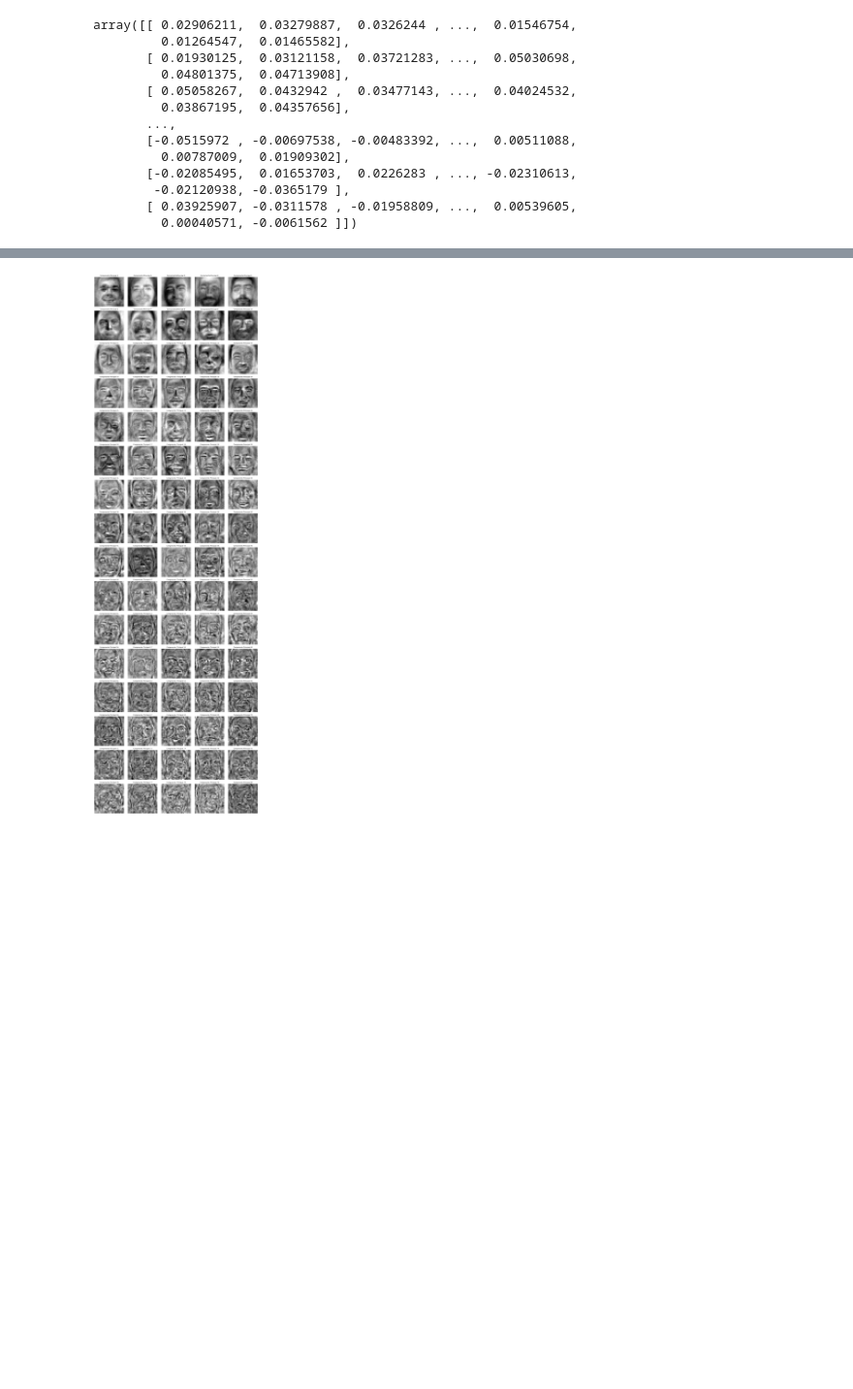
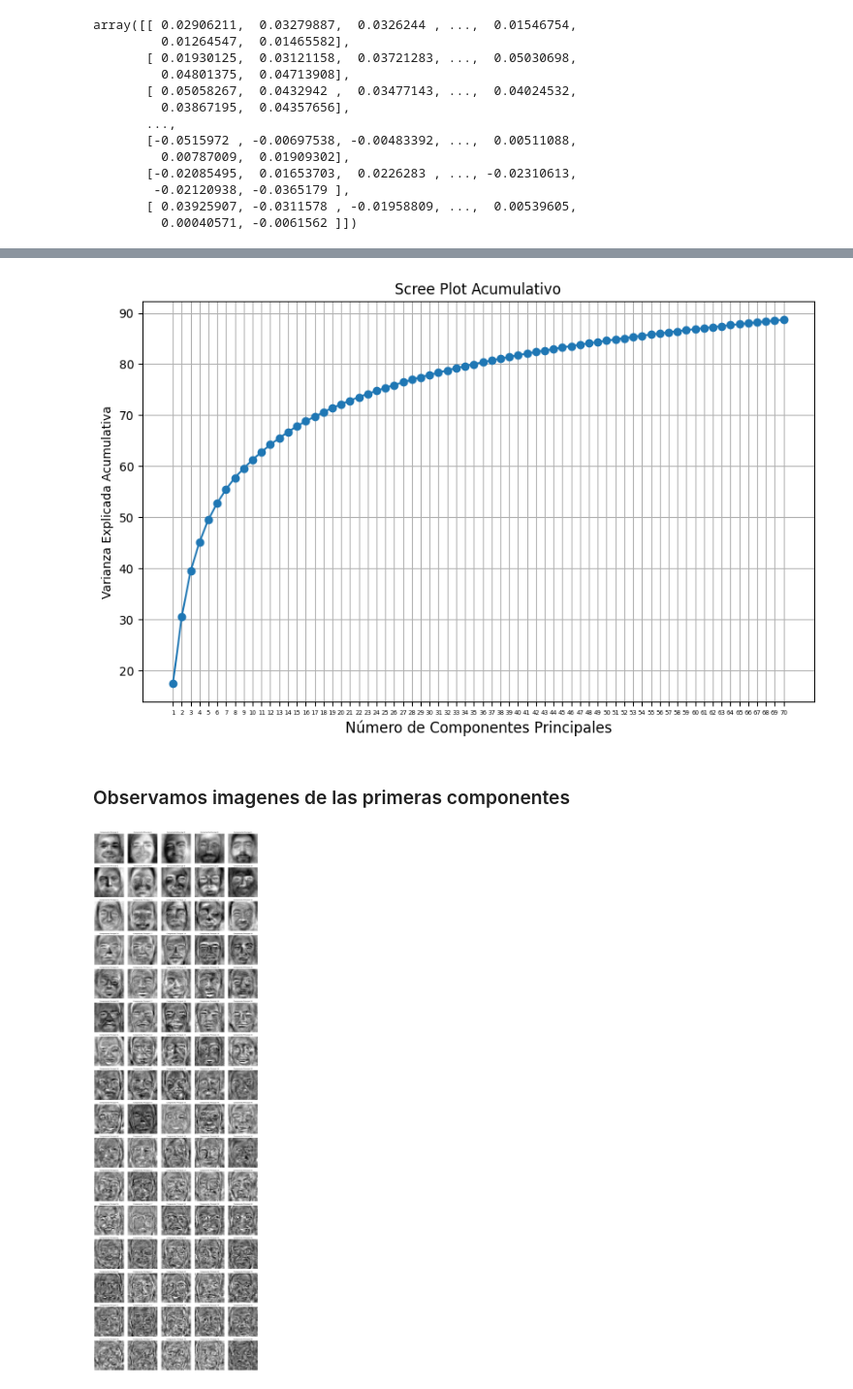
Before and after one commit to NoeSin/caras_grupo4, a Jupyter notebook: scripts/PCA-Caras.ipynb, the cells around one changed output, grey strips where cells are left out. Shown at 97% size. Cells and saved outputs as stored; diff of their text form; code cells hidden in the pictures; blank space fills up the shorter version.

```diff
--- a/scripts/PCA-Caras.ipynb
+++ b/scripts/PCA-Caras.ipynb
@@ -455,3 +473,21 @@ Imprimimos las componentes elegidas
+# %%
+# Calcular la varianza explicada acumulativa
+explained_variances2 = np.cumsum(explained_variances[:70])
+num_componentes = len(explained_variances2)
+
+# Crear el scree plot acumulativo
+plt.figure(figsize=(10, 6))
+plt.plot(np.arange(1, num_componentes + 1), explained_variances2, marker='o', linestyle='-')
+plt.title('Scree Plot Acumulativo')
+plt.xlabel('Número de Componentes Principales', fontsize=12)
+plt.ylabel('Varianza Explicada Acumulativa')
+plt.xticks(np.arange(1, num_componentes + 1), fontsize=5)  # Ajuste del tamaño de la fuente del eje x
+plt.grid(True)
+plt.show()
+# %% [output]
+[figure, added]
+# %% [markdown]
+### Observamos imagenes de las primeras componentes
 # %%
 # observamos, imagenes armadas con los primeros 4 componentes principales
 componentes=80
```
Also changed, not shown: parts of 21 cells of this notebook.
